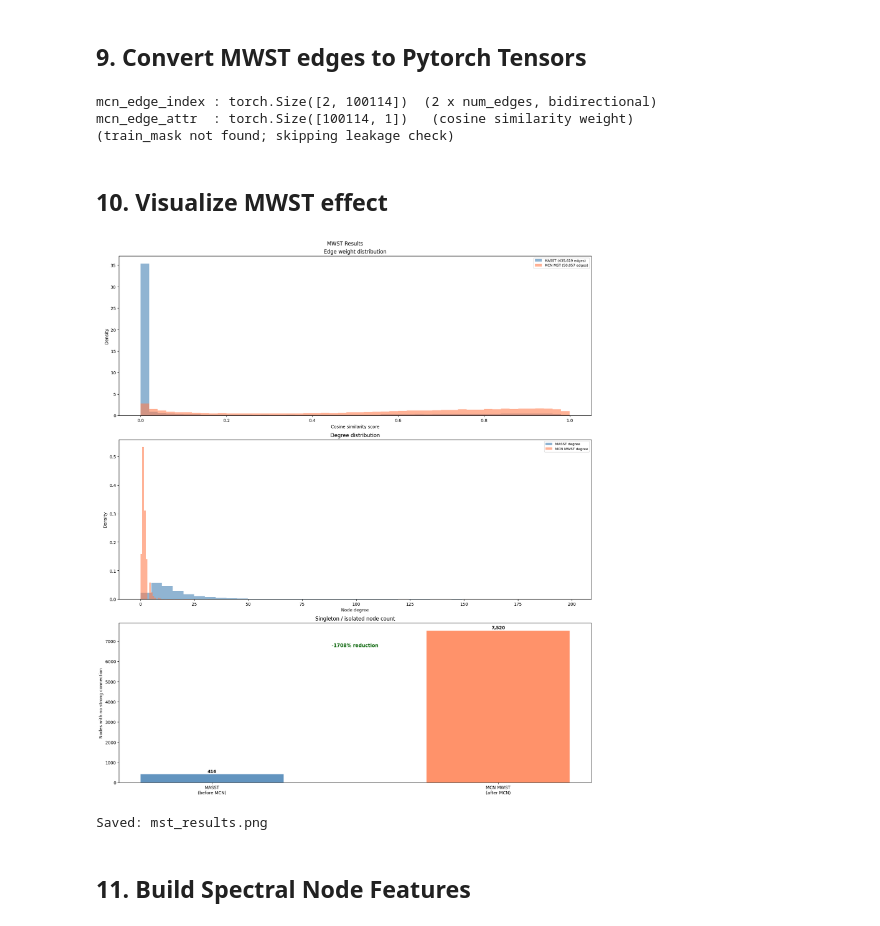
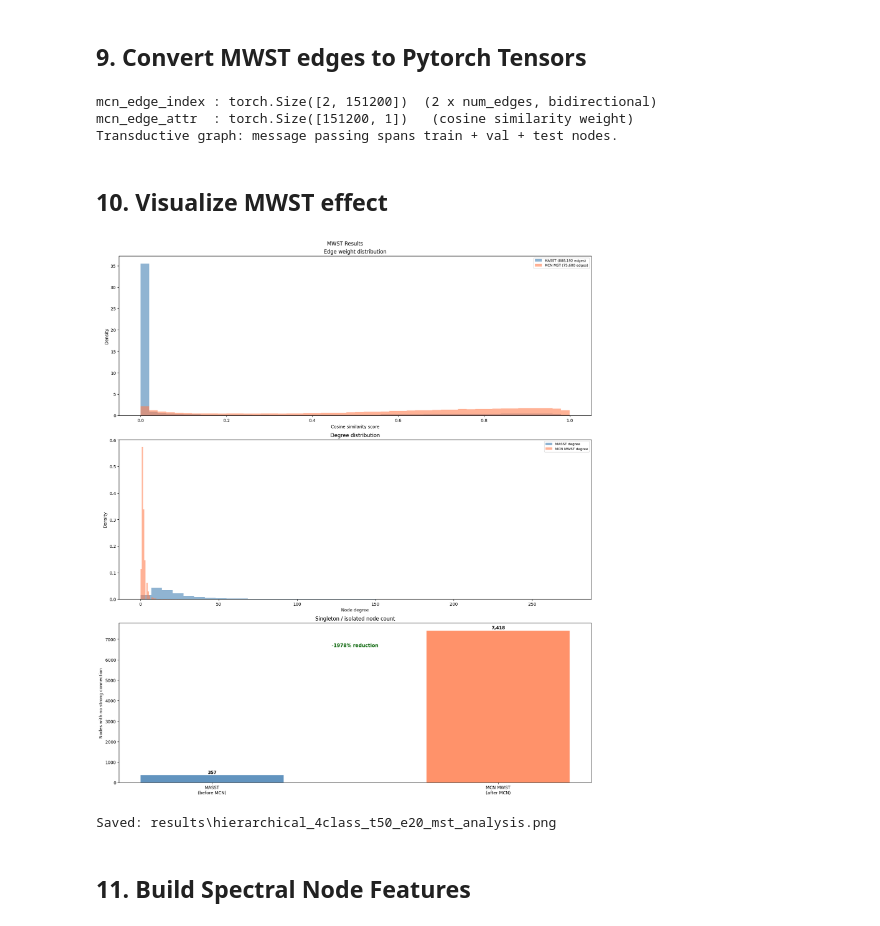
Before and after one commit to bibhs0401/graph_based_spectral_classifier, a Jupyter notebook: spectral_classifier-hierarchical.ipynb, the cells around one changed output. Saved outputs shown, nothing was run; the diff lists cells and outputs as text; code cells hidden in the pictures.

```diff
--- a/spectral_classifier-hierarchical.ipynb
+++ b/spectral_classifier-hierarchical.ipynb
@@ -47,6 +52,8 @@ leidenalg : 0.12.0
 # %% [markdown]
 ## 2. Configurations
 # %%
+RESULTS_DIR = 'results'
+os.makedirs(RESULTS_DIR, exist_ok=True)
 # Paths
 mgf_path          = os.path.expanduser("NIST/NIST_GC_EI_MAX_LIBRARY.mgf")
 nist_classes_path = "NIST/nist_classes.csv"
@@ -74,10 +81,20 @@ random_state = 42
 test_size    = 0.20
 val_size     = 0.10
 
+# Descriptive prefix for all saved artifacts (plots, CSVs, model checkpoints)
+_masst_tag = os.path.splitext(os.path.basename(masst_tsv_path))[0].replace('results_', '')
+RUN_TAG = f"hierarchical_{'4class' if use_4class else 'full'}_{_masst_tag}"
+
+def artifact_path(stem, ext):
+  """e.g. results/hierarchical_4class_t50_e20_model.pt"""
+  return os.path.join(RESULTS_DIR, f"{RUN_TAG}_{stem}.{ext}")
+
 print(f"Mode          : {'4-class subset' if use_4class else 'Full dataset'}")
 print(f"MASST TSV     : {masst_tsv_path}")
 print(f"TSV exists    : {os.path.exists(masst_tsv_path)}")
 print(f"Leiden seed   : {leiden_seed}")
+print(f"Run tag       : {RUN_TAG}")
+print(f"Results dir   : {os.path.abspath(RESULTS_DIR)}")
 # %% [output]
 Mode          : 4-class subset
 MASST TSV     : C:/Users/bibhushaojha/Desktop/graph-based-spectral-classifier/NIST/results_t50_e20.tsv
@@ -908,7 +754,7 @@ for u, v, _ in mst_edges:
     nodes_in_mst.add(u)
     nodes_in_mst.add(v)
 
-nodes_not_in_mst = set(range(n_train)) - nodes_in_mst
+nodes_not_in_mst = set(range(n_nodes)) - nodes_in_mst
 
 print(f'MWST edge statistics:')
 print(f'  Total MWST edges        : {len(mst_edges):,}')
@@ -918,8 +764,8 @@ print(f'  Edge weight min        : {mst_weights.min():.4f}')
 print(f'  Edge weight mean       : {mst_weights.mean():.4f}')
 print(f'  Edge weight max        : {mst_weights.max():.4f}')
 print(f'\nNode connectivity:')
-print(f'  Nodes with MWST edge    : {len(nodes_in_mst):,}  ({len(nodes_in_mst)/n_train*100:.1f}%)')
-print(f'  Nodes without MWST edge : {len(nodes_not_in_mst):,}  ({len(nodes_not_in_mst)/n_train*100:.1f}%)')
+print(f'  Nodes with MWST edge    : {len(nodes_in_mst):,}  ({len(nodes_in_mst)/n_nodes*100:.1f}%)')
+print(f'  Nodes without MWST edge : {len(nodes_not_in_mst):,}  ({len(nodes_not_in_mst)/n_nodes*100:.1f}%)')
 print(f'  (nodes without MWST edges = truly isolated nodes with no graph connections)')
 
 # Compare singleton count before and after MST
@@ -949,19 +795,17 @@ Singleton comparison:
 # %% [markdown]
 ## 9. Convert MWST edges to Pytorch Tensors
 # %%
-# mcn_pos is an index into train_sid_list
-# scan_to_pos maps scan_id → global position (index into node_order_indices)
-# So: mcn_pos → scan_id via train_sid_list → global_pos via scan_to_pos
-
+# MWST edges are already in GLOBAL node positions (the graph was built over all nodes),
+# so they map directly to GNN node indices — no train-local remapping is needed.
 if mst_edges:
-    src_global = [scan_to_pos[train_sid_list[u]] for u, v, w in mst_edges]
-    dst_global = [scan_to_pos[train_sid_list[v]] for u, v, w in mst_edges]
-    wts_list   = [w for u, v, w in mst_edges]
+    src_list = [u for u, v, w in mst_edges]
+    dst_list = [v for u, v, w in mst_edges]
+    wts_list = [w for u, v, w in mst_edges]
 
     # Make bidirectional (GNN needs edges in both directions)
-    src_bi = src_global + dst_global
-    dst_bi = dst_global + src_global
-    wts_bi = wts_list   + wts_list
+    src_bi = src_list + dst_list
+    dst_bi = dst_list + src_list
+    wts_bi = wts_list + wts_list
 
     mcn_edge_index = torch.tensor([src_bi, dst_bi], dtype=torch.long)
     mcn_edge_attr  = torch.tensor(wts_bi, dtype=torch.float32).unsqueeze(1)
@@ -971,25 +815,11 @@ else:
 
 print(f'mcn_edge_index : {mcn_edge_index.shape}  (2 x num_edges, bidirectional)')
 print(f'mcn_edge_attr  : {mcn_edge_attr.shape}   (cosine similarity weight)')
-
-# Verify: no val/test nodes appear in MCN training edges
-# (train_mask must exist from Step 1)
-if 'train_mask' in dir() or 'train_mask' in vars():
-    has_val_leak  = val_mask[mcn_edge_index[0]].any() or val_mask[mcn_edge_index[1]].any()
-    has_test_leak = test_mask[mcn_edge_index[0]].any() or test_mask[mcn_edge_index[1]].any()
-    print(f'\nLeakage check:')
-    print(f'  Val  nodes in MCN edges : {has_val_leak}  (should be False)')
-    print(f'  Test nodes in MCN edges : {has_test_leak}  (should be False)')
-    if not has_val_leak and not has_test_leak:
-        print('  No leakage ')
-    else:
-        print('  WARNING: leakage detected!')
-else:
-    print('(train_mask not found; skipping leakage check)')
+print('Transductive graph: message passing spans train + val + test nodes.')
 # %% [output]
-mcn_edge_index : torch.Size([2, 100114])  (2 x num_edges, bidirectional)
-mcn_edge_attr  : torch.Size([100114, 1])   (cosine similarity weight)
-(train_mask not found; skipping leakage check)
+mcn_edge_index : torch.Size([2, 151200])  (2 x num_edges, bidirectional)
+mcn_edge_attr  : torch.Size([151200, 1])   (cosine similarity weight)
+Transductive graph: message passing spans train + val + test nodes.
 # %% [markdown]
 ## 10. Visualize MWST effect
 # %%
@@ -1014,39 +844,40 @@ ax = axes[1]
 masst_degree = dict(G.degree())
 mst_degree   = defaultdict(int)
 for u, v, _ in mst_edges:
     mst_degree[u] += 1
     mst_degree[v] += 1
-masst_deg_arr = np.array([masst_degree.get(i, 0) for i in range(n_train)])
-mst_deg_arr   = np.array([mst_degree.get(i, 0)   for i in range(n_train)])
+masst_deg_arr = np.array([masst_degree.get(i, 0) for i in range(n_nodes)])
+mst_deg_arr   = np.array([mst_degree.get(i, 0)   for i in range(n_nodes)])
 ax.hist(masst_deg_arr, bins=40, alpha=0.6, label='MASST degree', color='steelblue', density=True)
 ax.hist(mst_deg_arr,   bins=40, alpha=0.6, label='MCN MWST degree', color='coral', density=True)
 ax.set_xlabel('Node degree')
 ax.set_ylabel('Density')
 ax.set_title('Degree distribution')
 ax.legend(fontsize=8)
 
 # Plot 3: singleton comparison bar chart
 ax = axes[2]
 categories = ['MASST\n(before MCN)', 'MCN MWST\n(after MCN)']
 counts      = [len(singleton_nodes), len(nodes_not_in_mst)]
 colors      = ['steelblue', 'coral']
 bars = ax.bar(categories, counts, color=colors, alpha=0.85, width=0.5)
 for bar, val in zip(bars, counts):
     ax.text(bar.get_x() + bar.get_width()/2, val + max(counts)*0.01,
             f'{val:,}', ha='center', fontsize=10, fontweight='bold')
 ax.set_ylabel('Nodes with no strong connection')
 ax.set_title('Singleton / isolated node count')
 reduction_pct = (counts[0] - counts[1]) / max(counts[0], 1) * 100
 ax.text(0.5, 0.85, f'{reduction_pct:.0f}% reduction',
         transform=ax.transAxes, ha='center', fontsize=11,
         color='darkgreen', fontweight='bold')
 
-plt.savefig('mst_results.png', dpi=120, bbox_inches='tight')
+_path = artifact_path('mst_analysis', 'png')
+plt.savefig(_path, dpi=120, bbox_inches='tight')
 plt.show()
-print('Saved: mst_results.png')
+print(f'Saved: {_path}')
 # %% [output]
-[figure, old version]
+[figure, new version]
-Saved: mst_results.png
+Saved: results\hierarchical_4class_t50_e20_mst_analysis.png
 # %% [markdown]
 ## 11. Build Spectral Node Features
 # %%
```
Also changed, not shown: parts of 28 cells of this notebook.
